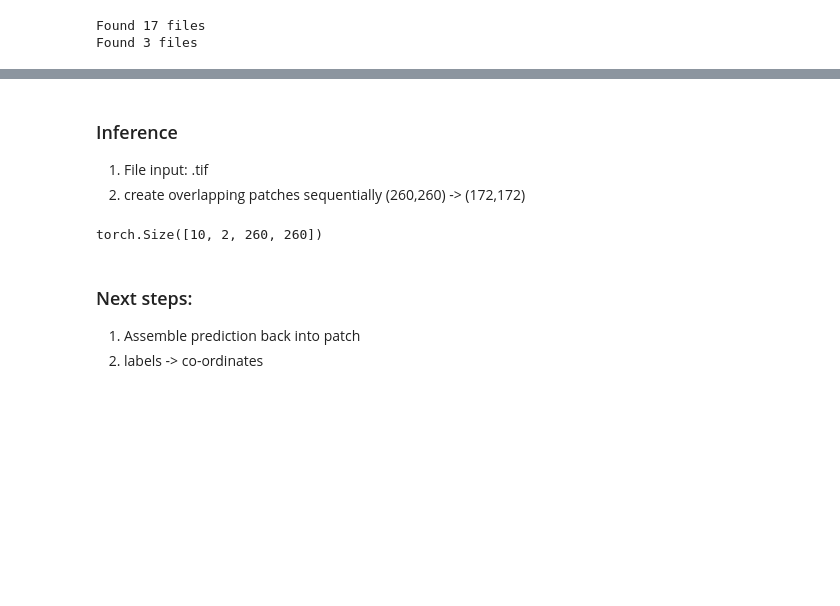
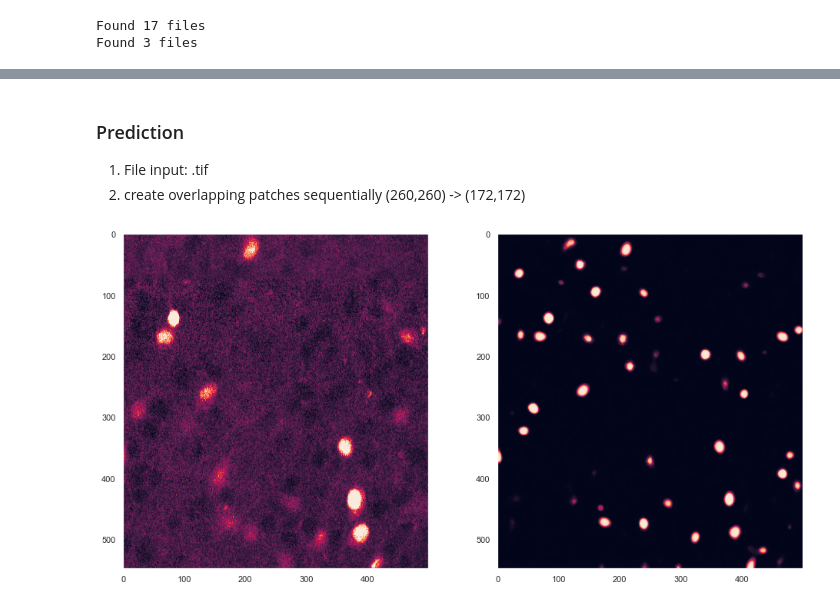
Before and after one commit to nal10/cellcount, a Jupyter notebook: refactor/notebooks/base_unet_datagen.ipynb, the cells around one changed output, grey strips where cells are left out. Cells and saved outputs as stored; diff of their text form; code cells hidden in the pictures; blank space fills up the shorter version.

```diff
--- a/refactor/notebooks/base_unet_datagen.ipynb
+++ b/refactor/notebooks/base_unet_datagen.ipynb
@@ -685,5 +705,5 @@ for i in [0,1,2,3,4]:
 # %% [markdown]
-### Inference
+### Prediction
 1. File input: .tif
 2. create overlapping patches sequentially (260,260) -> (172,172)
 # %%
@@ -704,10 +731,2 @@ inf_dataloader = DataLoader(inf_dataset, batch_size=10, shuffle=False,
-# %%
-inf_datagen = iter(inf_dataloader)
-batch = next(inf_datagen)
-batch['im'].shape
-# %% [output]
-torch.Size([10, 2, 260, 260])
-# %% [markdown]
-### Next steps:
-1. Assemble prediction back into patch
-2. labels -> co-ordinates
+# %%
+pred_datagen = iter(pred_dataloader)
@@ -713,0 +749,38 @@ torch.Size([10, 2, 260, 260])
+# %%
+#Create empty tile for labels:
+n_labels = 3+3
+x_size = pred_dataset.output_size*pred_dataset.n_x_patches
+y_size = pred_dataset.output_size*pred_dataset.n_y_patches
+output_size = pred_dataset.output_size
+lbl = np.empty(shape=[n_labels,x_size, y_size],dtype=float)
+# %%
+#Run model to predict labels
+model.eval()
+for i in range(len(pred_datagen)):
+    batch = next(pred_datagen)
+    xg,xr,xg_norm,xr_norm = model(tensor_(batch['im']))
+    output = tonumpy(torch.cat([xg,xr],dim=1))
+    #breakpoint()
+
+    #Loop over patches in each batch
+    for j in range(batch['idx'].shape[0]):
+        ind = tonumpy(batch['idx'][j])
+        lbl[:,ind[0]:ind[0]+output_size,ind[1]:ind[1]+output_size] = output[j]
+
+#Crop labels to original tile size
+lbl = lbl[:,:pred_dataset.tile_shape_orig[0],:pred_dataset.tile_shape_orig[1]]
+# %%
+im = np.squeeze(pred_dataset.IM[0][0][pred_dataset.pad_xi:-pred_dataset.pad_xf,pred_dataset.pad_yi:-pred_dataset.pad_yf])
+# %%
+plt.figure(figsize=(16,8))
+
+plt.subplot(121)
+plt.imshow(im[1500:,0:500],vmin=0,vmax=10)
+plt.grid(False)
+
+plt.subplot(122)
+plt.imshow(np.squeeze(lbl[5,1500:,0:500]),vmin=0,vmax=1)
+plt.grid(False)
+plt.show()
+# %% [output]
+[figure, added]
```
Also changed, not shown: parts of 10 cells of this notebook, 1 other file.
